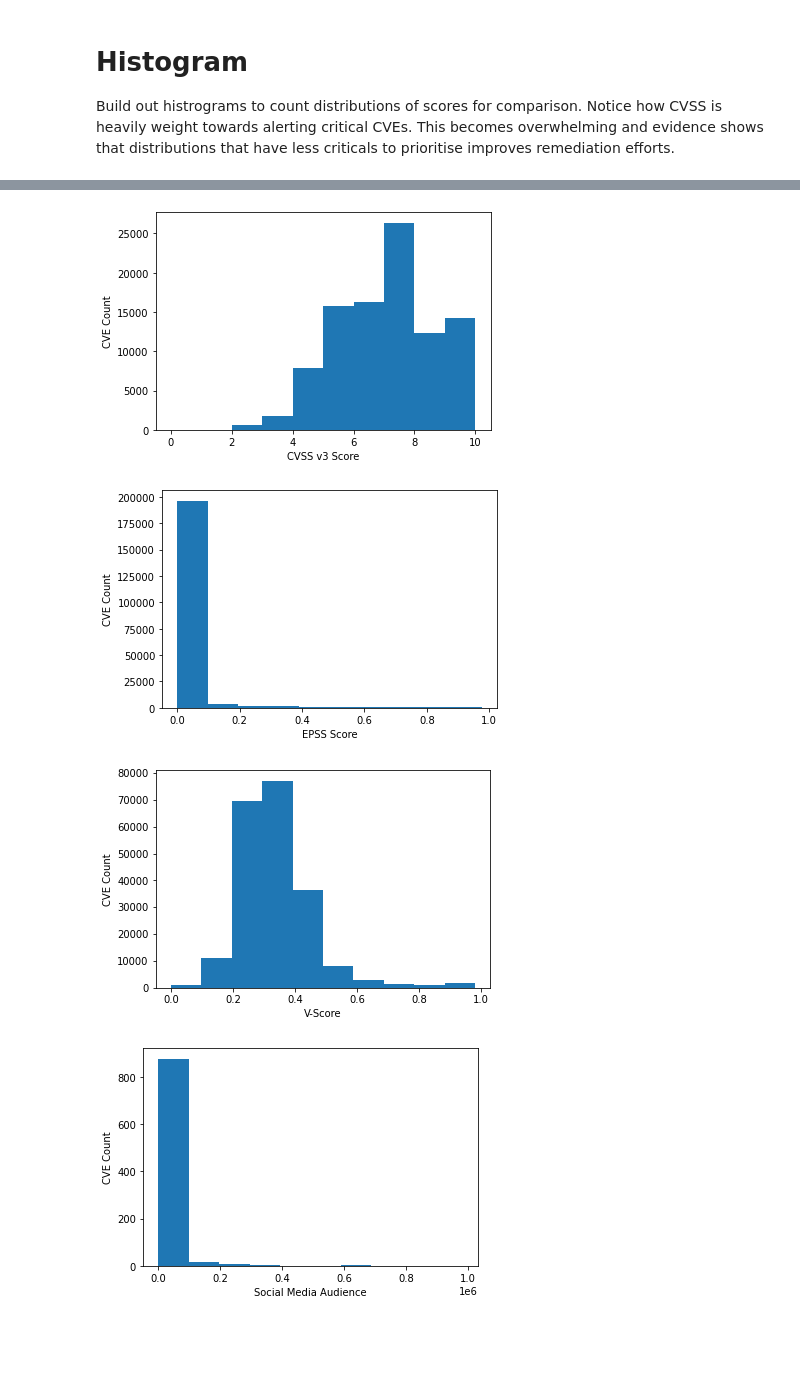
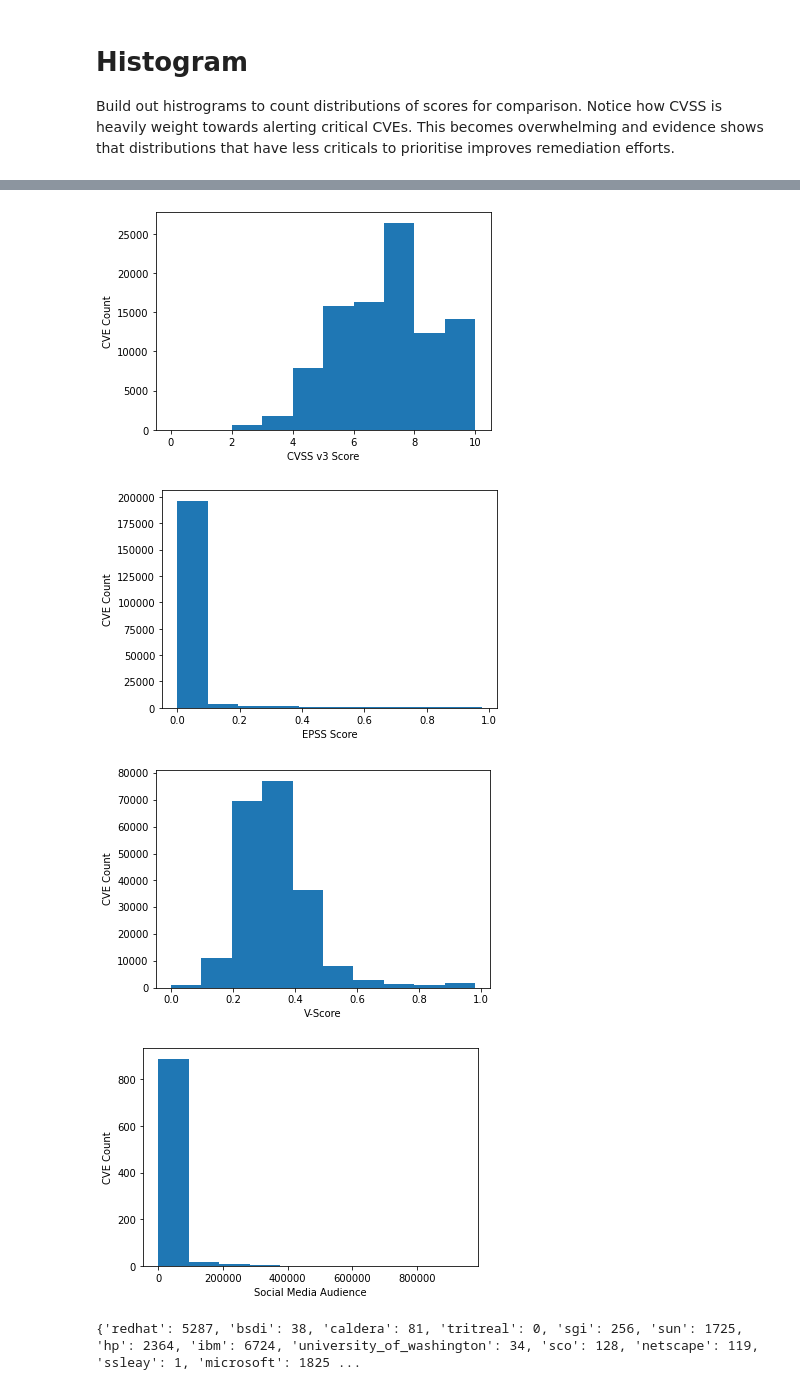
Before and after one commit to harri-renney-kaze/CVEFree, a Jupyter notebook: notebooks/analytics.ipynb, the cells around one changed output, grey strips where cells are left out. Saved outputs shown, nothing was run; the diff lists cells and outputs as text; code cells hidden in the pictures; blank space fills up the shorter version.

```diff
--- a/notebooks/analytics.ipynb
+++ b/notebooks/analytics.ipynb
@@ -12,6 +12,7 @@ f = open('../data/cve.json')
 data = json.load(f)
 
 # Iterating through the json list and populate histograms
+x_vendor_count = {}
 x_cvssv2 = []
 x_cvssv3 = []
 x_epss = []
@@ -28,37 +29,44 @@ for i in data['cves']:
         x_vscore.append(i['v-score'])
     if i['social_media_audience'] is not None:
         x_social_media.append(i['social_media_audience'])
+    if i['vendors'] is not None:
+        for ven in i['vendors']:
+            if ven in x_vendor_count:
+                x_vendor_count[ven] += 1
+            else:
+                x_vendor_count[ven] = 0
 
 plt.hist(x_cvssv2)
 plt.xlabel("CVSS v2 Score")
 plt.ylabel("CVE Count")
 plt.show()
 
 plt.hist(x_cvssv3)
 plt.xlabel("CVSS v3 Score")
 plt.ylabel("CVE Count")
 plt.show()
 
 plt.hist(x_epss)
 plt.xlabel("EPSS Score")
 plt.ylabel("CVE Count")
 plt.show()
 
 plt.hist(x_vscore)
 plt.xlabel("V-Score")
 plt.ylabel("CVE Count")
 plt.show()
 
 plt.hist(x_social_media)
 plt.xlabel("Social Media Audience")
 plt.ylabel("CVE Count")
 plt.show()
 
 # Closing file
 f.close()
 # %% [output]
 [figure]
 [figure]
 [figure]
 [figure]
-[figure, old version]
+[figure, new version]
+{'redhat': 5287, 'bsdi': 38, 'caldera': 81, 'tritreal': 0, 'sgi': 256, 'sun': 1725, 'hp': 2364, 'ibm': 6724, 'university_of_washington': 34, 'sco': 128, 'netscape': 119, 'ssleay': 1, 'microsoft': 1825 ...
```
Also changed, not shown: parts of 3 cells of this notebook, 3 other files.
